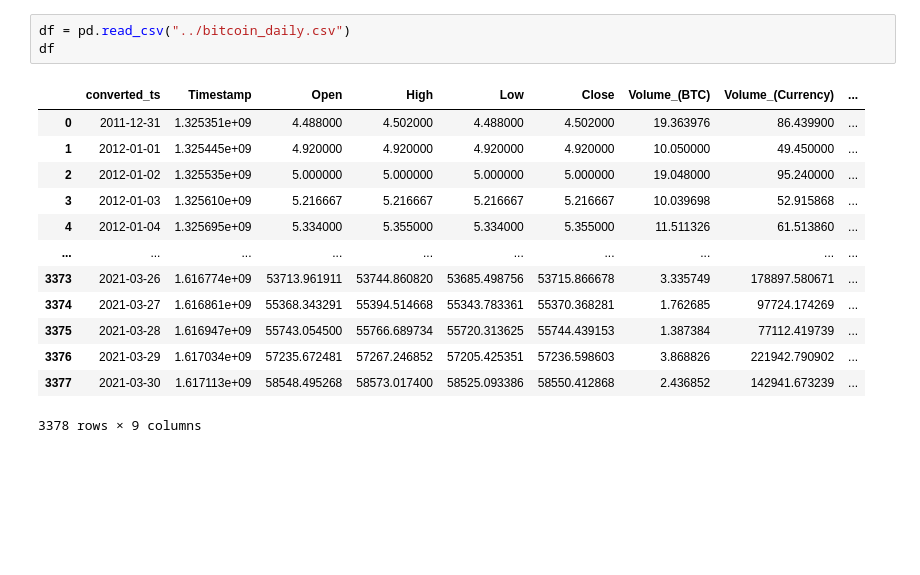
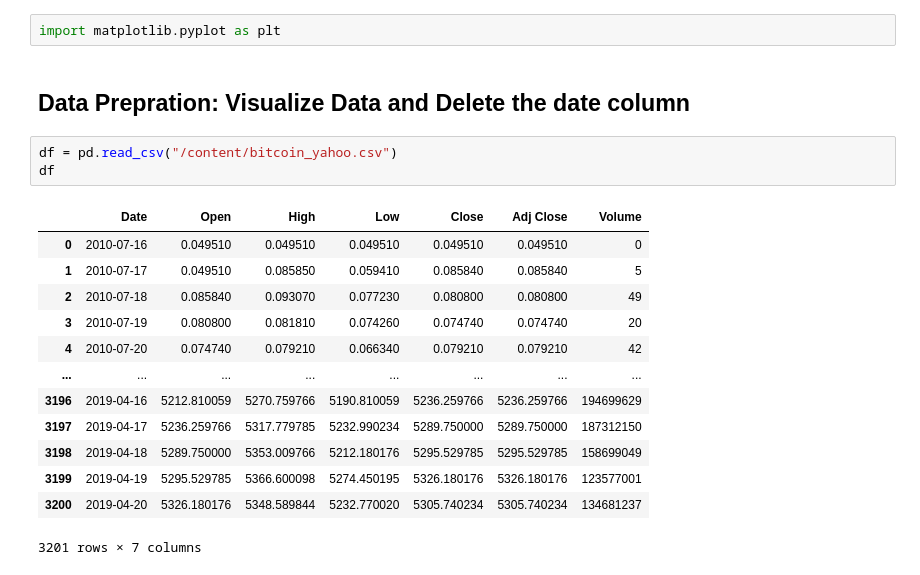
Before and after one commit to minhduchoang301/CSC413_Project, a Jupyter notebook: LSTM/training.ipynb, the cells around one changed output. Saved outputs shown, nothing was run; the diff lists cells and outputs as text; blank space fills up the shorter version.

```diff
--- a/LSTM/training.ipynb
+++ b/LSTM/training.ipynb
@@ -20,17 +18,21 @@ import pandas as pd
+# %%
+import matplotlib.pyplot as plt
+# %% [markdown]
+## Data Prepration: Visualize Data and Delete the date column
 # %%
-df = pd.read_csv("../bitcoin_daily.csv")
+df = pd.read_csv("/content/bitcoin_yahoo.csv")
 df
 # %% [output]
-|  | converted_ts | Timestamp | Open | High | Low | Close | Volume_(BTC) | Volume_(Currency) | ... |
-| 0 | 2011-12-31 | 1.325351e+09 | 4.488000 | 4.502000 | 4.488000 | 4.502000 | 19.363976 | 86.439900 | ... |
-| 1 | 2012-01-01 | 1.325445e+09 | 4.920000 | 4.920000 | 4.920000 | 4.920000 | 10.050000 | 49.450000 | ... |
-| 2 | 2012-01-02 | 1.325535e+09 | 5.000000 | 5.000000 | 5.000000 | 5.000000 | 19.048000 | 95.240000 | ... |
-| 3 | 2012-01-03 | 1.325610e+09 | 5.216667 | 5.216667 | 5.216667 | 5.216667 | 10.039698 | 52.915868 | ... |
-| 4 | 2012-01-04 | 1.325695e+09 | 5.334000 | 5.355000 | 5.334000 | 5.355000 | 11.511326 | 61.513860 | ... |
-| ... | ... | ... | ... | ... | ... | ... | ... | ... | ... |
-| 3373 | 2021-03-26 | 1.616774e+09 | 53713.961911 | 53744.860820 | 53685.498756 | 53715.866678 | 3.335749 | 178897.580671 | ... |
-| 3374 | 2021-03-27 | 1.616861e+09 | 55368.343291 | 55394.514668 | 55343.783361 | 55370.368281 | 1.762685 | 97724.174269 | ... |
-| 3375 | 2021-03-28 | 1.616947e+09 | 55743.054500 | 55766.689734 | 55720.313625 | 55744.439153 | 1.387384 | 77112.419739 | ... |
-| 3376 | 2021-03-29 | 1.617034e+09 | 57235.672481 | 57267.246852 | 57205.425351 | 57236.598603 | 3.868826 | 221942.790902 | ... |
-| 3377 | 2021-03-30 | 1.617113e+09 | 58548.495268 | 58573.017400 | 58525.093386 | 58550.412868 | 2.436852 | 142941.673239 | ... |
+|  | Date | Open | High | Low | Close | Adj Close | Volume |
+| 0 | 2010-07-16 | 0.049510 | 0.049510 | 0.049510 | 0.049510 | 0.049510 | 0 |
+| 1 | 2010-07-17 | 0.049510 | 0.085850 | 0.059410 | 0.085840 | 0.085840 | 5 |
+| 2 | 2010-07-18 | 0.085840 | 0.093070 | 0.077230 | 0.080800 | 0.080800 | 49 |
+| 3 | 2010-07-19 | 0.080800 | 0.081810 | 0.074260 | 0.074740 | 0.074740 | 20 |
+| 4 | 2010-07-20 | 0.074740 | 0.079210 | 0.066340 | 0.079210 | 0.079210 | 42 |
+| ... | ... | ... | ... | ... | ... | ... | ... |
+| 3196 | 2019-04-16 | 5212.810059 | 5270.759766 | 5190.810059 | 5236.259766 | 5236.259766 | 194699629 |
+| 3197 | 2019-04-17 | 5236.259766 | 5317.779785 | 5232.990234 | 5289.750000 | 5289.750000 | 187312150 |
+| 3198 | 2019-04-18 | 5289.750000 | 5353.009766 | 5212.180176 | 5295.529785 | 5295.529785 | 158699049 |
+| 3199 | 2019-04-19 | 5295.529785 | 5366.600098 | 5274.450195 | 5326.180176 | 5326.180176 | 123577001 |
+| 3200 | 2019-04-20 | 5326.180176 | 5348.589844 | 5232.770020 | 5305.740234 | 5305.740234 | 134681237 |
-3378 rows × 9 columns
+3201 rows × 7 columns
```
Also changed, not shown: parts of 31 cells of this notebook, 1 other file.
